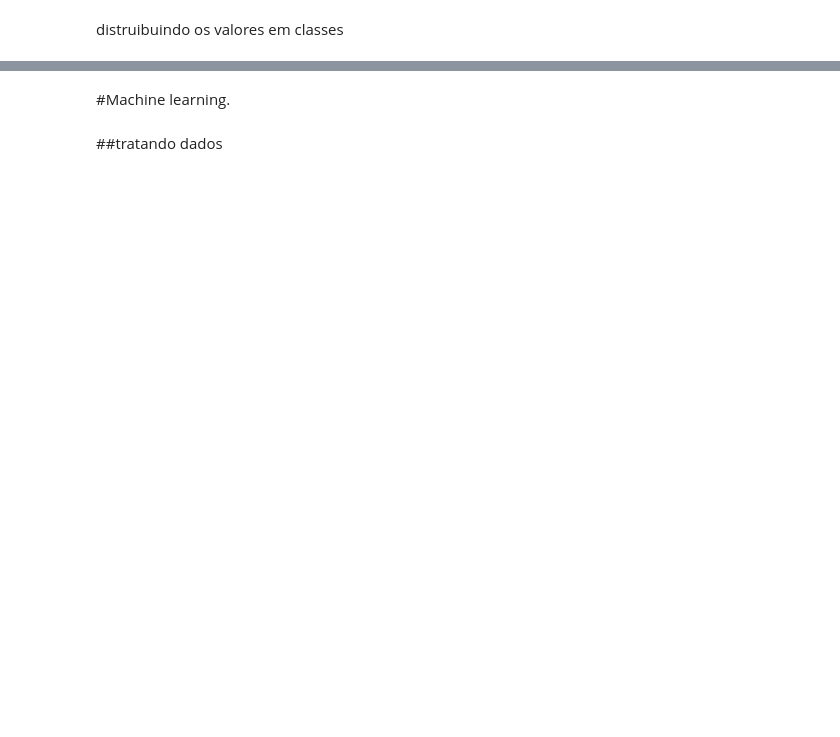
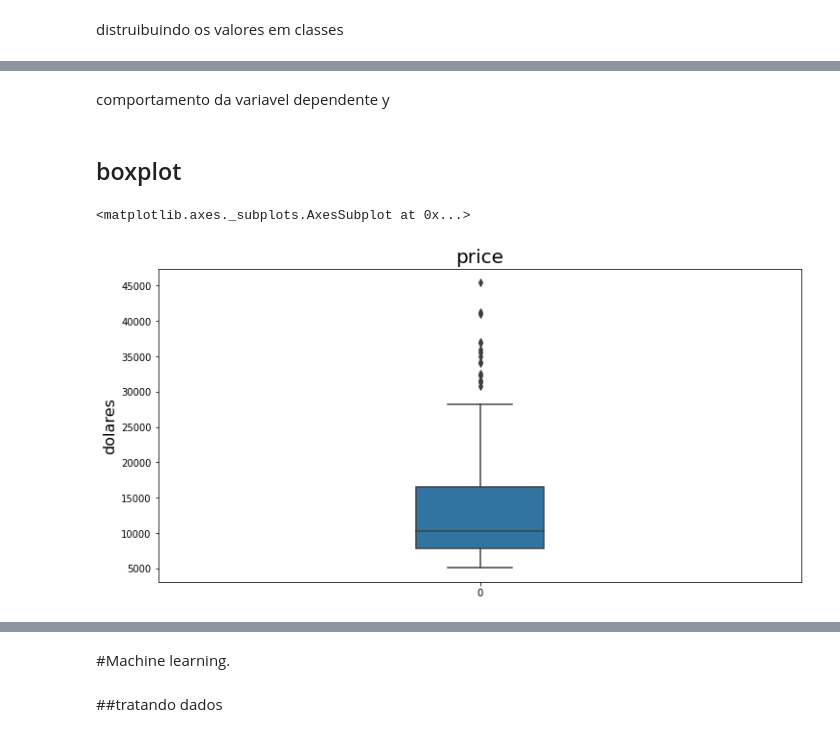
Before and after one commit to PAndersonSB/Introducao-Datascience, a Jupyter notebook: Data_Science_Projeto_1.ipynb, the cells around one changed output, grey strips where cells are left out. Cells and saved outputs as stored; diff of their text form; code cells hidden in the pictures; blank space fills up the shorter version.

```diff
--- a/Data_Science_Projeto_1.ipynb
+++ b/Data_Science_Projeto_1.ipynb
@@ -212,0 +355,13 @@ distruibuindo os valores em classes
+# %% [markdown]
+comportamento da variavel dependente y
+# %% [markdown]
+## boxplot
+# %%
+ax = sns.boxplot(data=dados['price'], orient='v', width=0.2)
+ax.figure.set_size_inches(12, 6)
+ax.set_title('price', fontsize=20)
+ax.set_ylabel('dolares', fontsize=16)
+ax
+# %% [output]
+<matplotlib.axes._subplots.AxesSubplot at 0x...>
+[figure, added]
```
Also changed, not shown: parts of 60 cells of this notebook.
